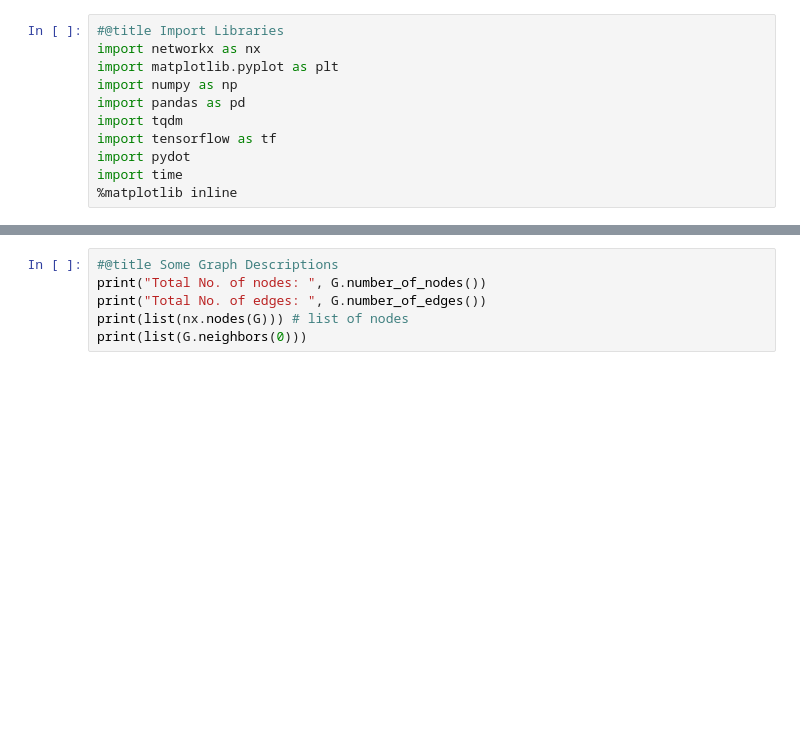
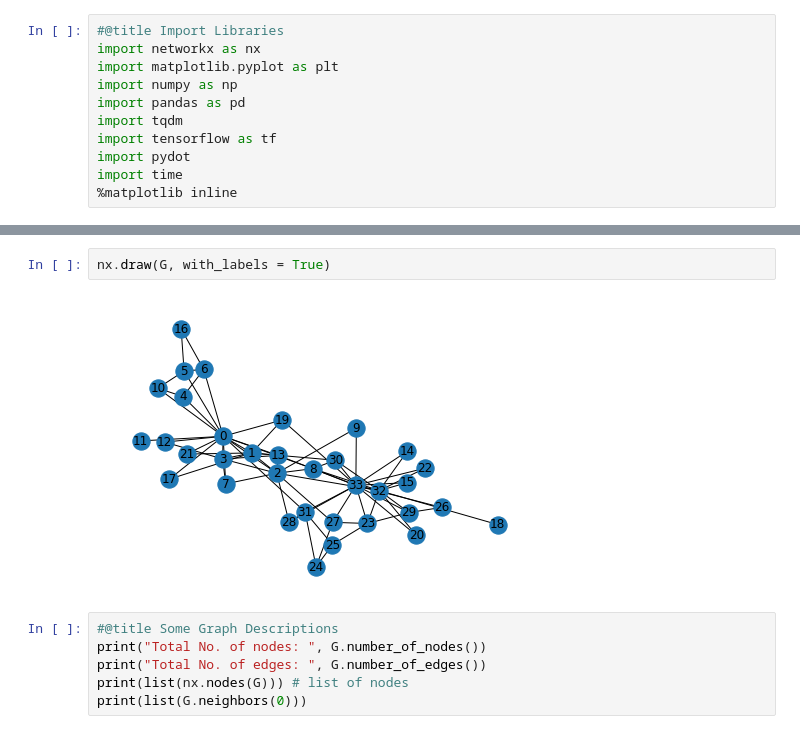
Before and after one commit to mequanent/Social-Networks, a Jupyter notebook: SN_Link_Prediction.ipynb, the cells around one changed output, grey strips where cells are left out. Saved outputs shown, nothing was run; the diff lists cells and outputs as text; blank space fills up the shorter version.

```diff
--- a/SN_Link_Prediction.ipynb
+++ b/SN_Link_Prediction.ipynb
@@ -22,3 +22,7 @@ nx.draw(G, with_labels = True)
+# %%
+nx.draw(G, with_labels = True)
+# %% [output]
+[figure, added]
 # %%
 #@title Some Graph Descriptions
 print("Total No. of nodes: ", G.number_of_nodes())
```
Also changed, not shown: parts of 15 cells of this notebook.
